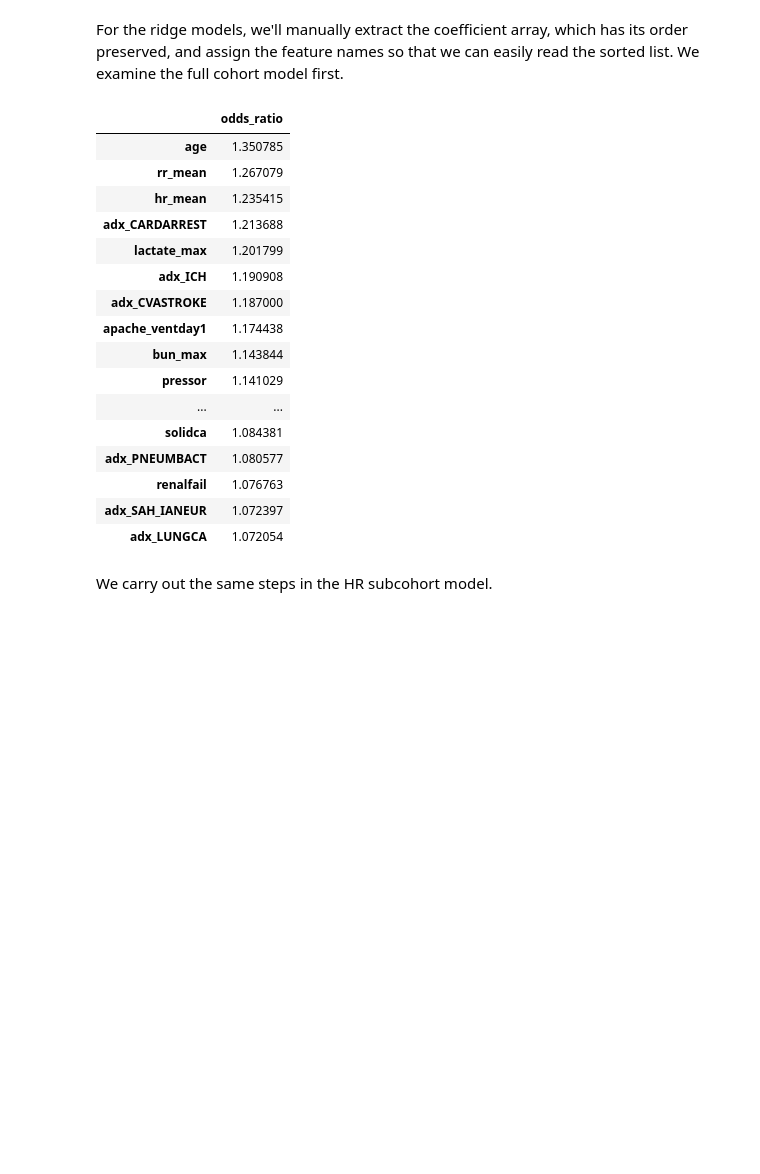
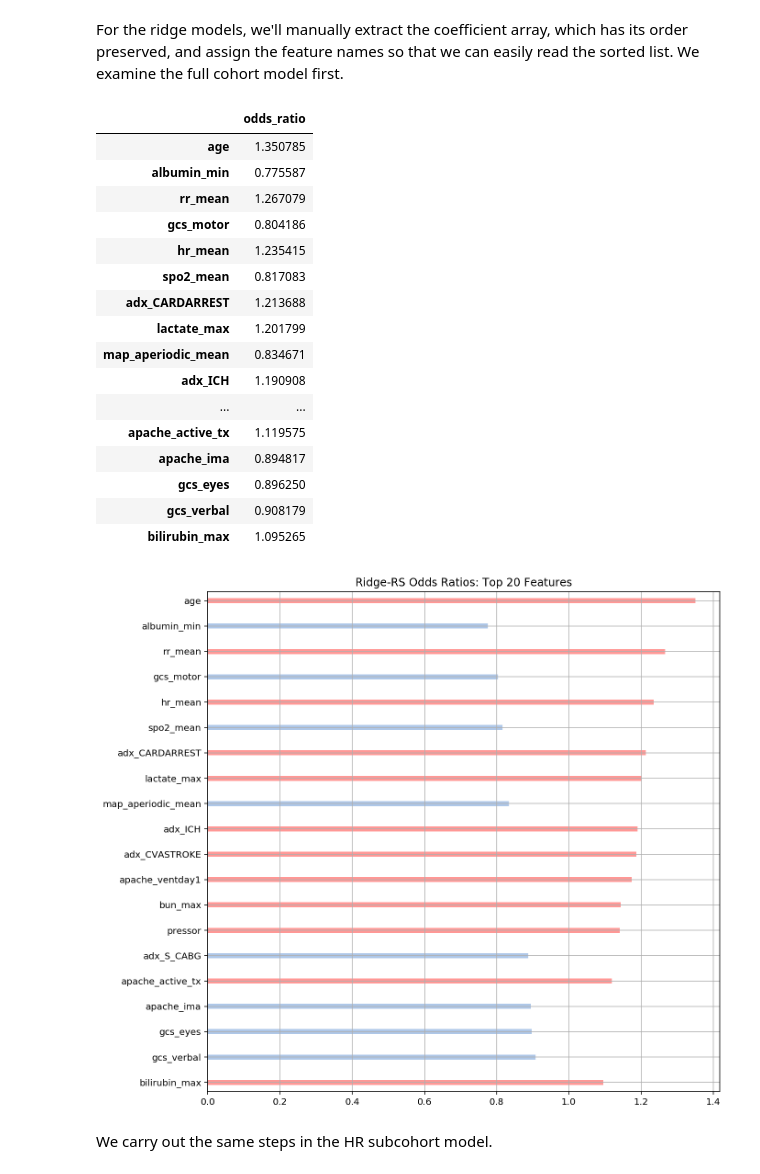
Before and after one commit to cosgriffc/calibrating-severity, a Jupyter notebook: modeling/model_analysis.ipynb, the cells around one changed output. Saved outputs shown, nothing was run; the diff lists cells and outputs as text; code cells hidden in the pictures; blank space fills up the shorter version.

```diff
--- a/modeling/model_analysis.ipynb
+++ b/modeling/model_analysis.ipynb
@@ -190,25 +197,37 @@ For the ridge models, we'll manually extract the coefficient array, which has it
 # %%
 ridge_coef = {k:np.exp(v) for k, v in zip(feature_names, ridge_classifier.named_steps['ridge'].coef_.ravel())}
 ridge_coef = pd.DataFrame.from_dict(ridge_coef, orient='index', columns=['odds_ratio'])
-ridge_coef.reindex(ridge_coef.odds_ratio.abs().sort_values(ascending=False).index).iloc[0:20, :]
+ridge_rs_coef = ridge_coef.reindex(np.log(ridge_coef.odds_ratio).abs().sort_values(ascending=False).index).iloc[0:20, :]
+display(ridge_rs_coef)
+# plotting
+ridge_rs_coef = ridge_rs_coef.reindex(index=ridge_rs_coef.index[::-1])
+pos_neg = np.log(ridge_rs_coef.odds_ratio) > 0
+color_map = pos_neg.map({True: tableau20[7], False: tableau20[1]})
+plt.figure(figsize=(10, 10))
+ridge_rs_coef.plot(kind='barh', grid=True, sort_columns=False,
+                   title='Ridge-RS Odds Ratios: Top 20 Features',
+                   color=[color_map.values], ax=plt.axes(), width=0.20,
+                   legend=False)
+plt.savefig('./figures/ridge_RS-feat.svg', bbox_inches='tight')
 # %% [output]
 |  | odds_ratio |
 | age | 1.350785 |
+| albumin_min | 0.775587 |
 | rr_mean | 1.267079 |
+| gcs_motor | 0.804186 |
 | hr_mean | 1.235415 |
+| spo2_mean | 0.817083 |
 | adx_CARDARREST | 1.213688 |
 | lactate_max | 1.201799 |
+| map_aperiodic_mean | 0.834671 |
 | adx_ICH | 1.190908 |
-| adx_CVASTROKE | 1.187000 |
-| apache_ventday1 | 1.174438 |
-| bun_max | 1.143844 |
-| pressor | 1.141029 |
 | ... | ... |
-| solidca | 1.084381 |
-| adx_PNEUMBACT | 1.080577 |
-| renalfail | 1.076763 |
-| adx_SAH_IANEUR | 1.072397 |
-| adx_LUNGCA | 1.072054 |
+| apache_active_tx | 1.119575 |
+| apache_ima | 0.894817 |
+| gcs_eyes | 0.896250 |
+| gcs_verbal | 0.908179 |
+| bilirubin_max | 1.095265 |
+[figure, added]
 # %% [markdown]
 We carry out the same steps in the HR subcohort model.
 # %%
```
Also changed, not shown: parts of 12 cells of this notebook.
